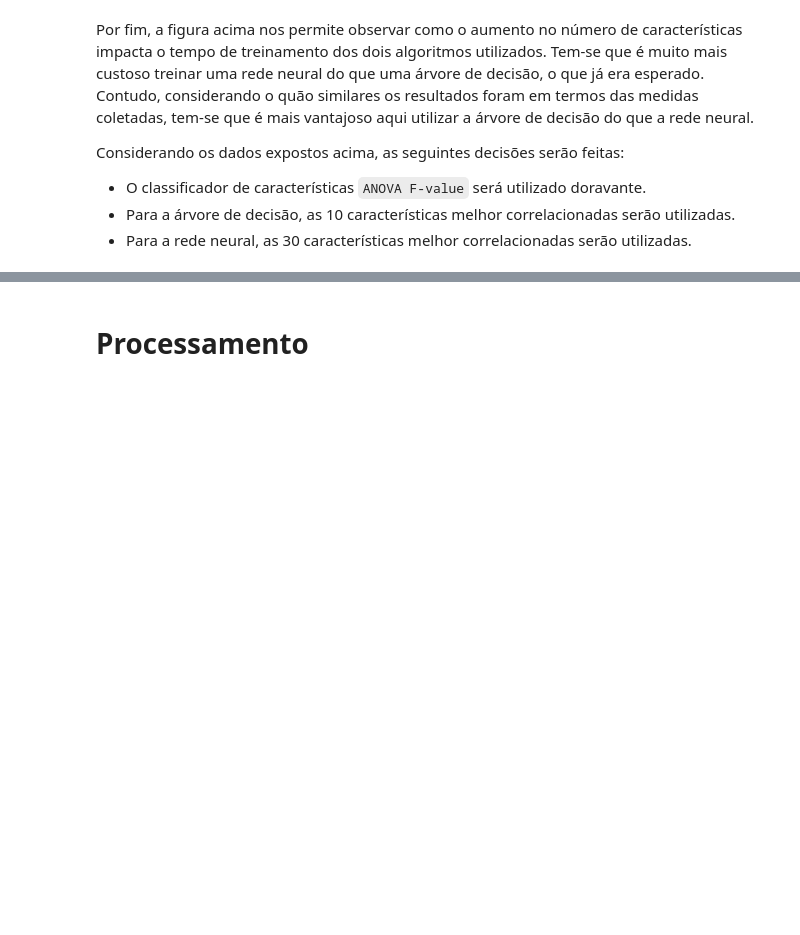
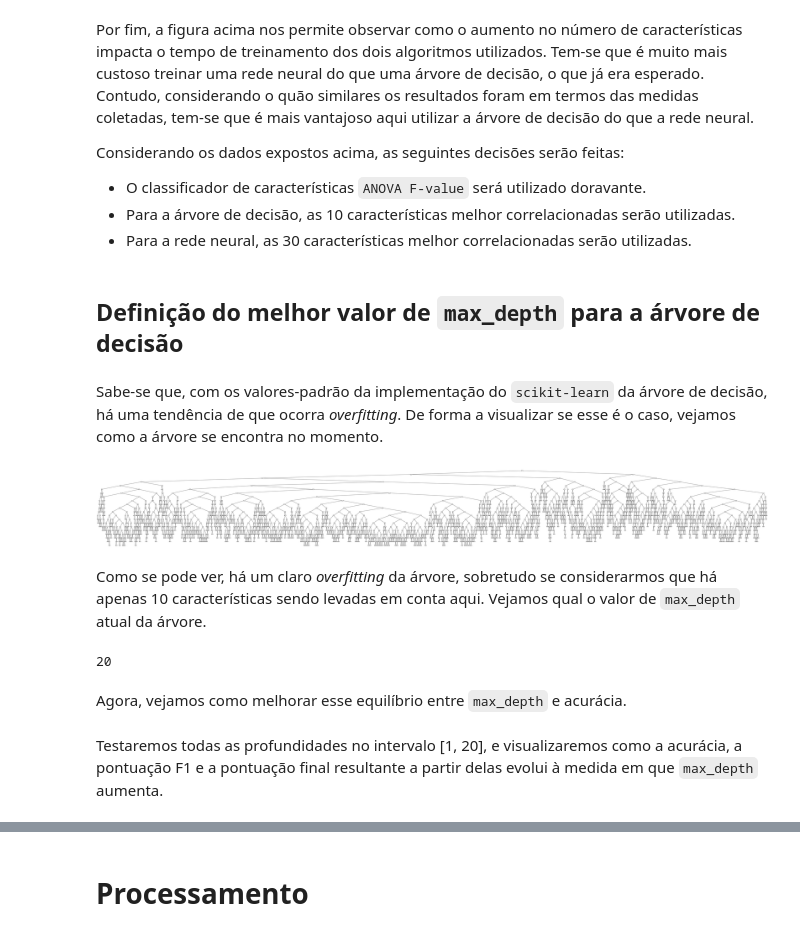
Before and after one commit to ygarasab/data-classification, a Jupyter notebook: código/Processamento.ipynb, the cells around one changed output, grey strips where cells are left out. Cells and saved outputs as stored; diff of their text form; code cells hidden in the pictures; blank space fills up the shorter version.

```diff
--- a/código/Processamento.ipynb
+++ b/código/Processamento.ipynb
@@ -447,3 +445,29 @@ Considerando os dados expostos acima, as seguintes decisões serão feitas:
 - O classificador de características `ANOVA F-value` será utilizado doravante.
 - Para a árvore de decisão, as 10 características melhor correlacionadas serão utilizadas.
 - Para a rede neural, as 30 características melhor correlacionadas serão utilizadas.
+# %% [markdown]
+## Definição do melhor valor de `max_depth` para a árvore de decisão
+# %% [markdown]
+Sabe-se que, com os valores-padrão da implementação do `scikit-learn` da árvore de decisão, há uma tendência de que ocorra _overfitting_. De forma a visualizar se esse é o caso, vejamos como a árvore se encontra no momento.
+# %%
+pontuacoes = resultados_de_classificacao.loc[:, "ANOVA F-value"].to_numpy()
+indices_organizados = pontuacoes.argsort()[::-1]
+
+figura, eixo = plt.subplots(1, 1, figsize=(100, 12))
+
+arvore_de_decisao = tree.DecisionTreeClassifier()
+arvore_de_decisao.fit(X_treino.to_numpy()[:, indices_organizados[:10]], y_treino.to_numpy())
+
+tree.plot_tree(arvore_de_decisao, ax=eixo)
+
+figura.savefig(f"{diretorio_de_resultados.as_posix()}/Árvore de decisão (max_depth padrão).pdf", transparent=False)
+# %% [output]
+[figure, added]
+# %% [markdown]
+Como se pode ver, há um claro _overfitting_ da árvore, sobretudo se considerarmos que há apenas 10 características sendo levadas em conta aqui. Vejamos qual o valor de `max_depth` atual da árvore.
+# %%
+arvore_de_decisao.tree_.max_depth
+# %% [output]
+20
+# %% [markdown]
+Agora, vejamos como melhorar esse equilíbrio entre `max_depth` e acurácia.
@@ -449,0 +518,2 @@ Considerando os dados expostos acima, as seguintes decisões serão feitas:
+# %% [markdown]
+Testaremos todas as profundidades no intervalo [1, 20], e visualizaremos como a acurácia, a pontuação F1 e a pontuação final resultante a partir delas evolui à medida em que `max_depth` aumenta.
```
Also changed, not shown: parts of 15 cells of this notebook, 7 other files.
